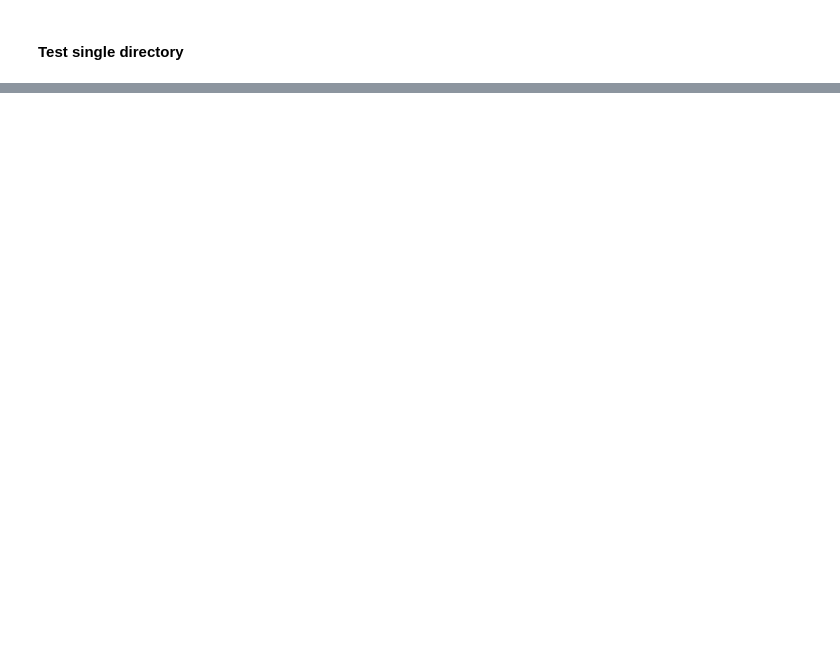
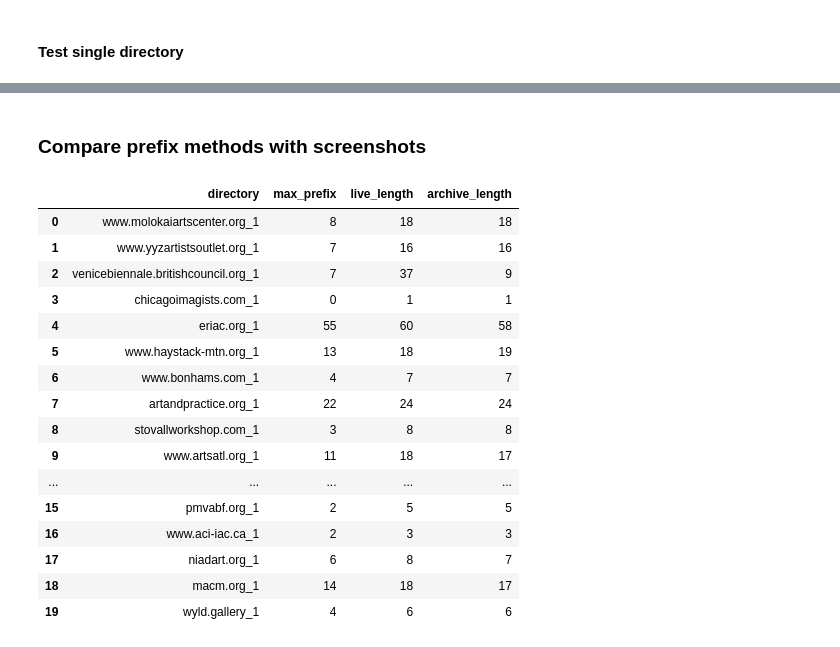
Before and after one commit to JingyZhu/FidEx, a Jupyter notebook: synchronization/synchronization.ipynb, the cells around one changed output, grey strips where cells are left out. Drawn from its saved outputs; the diff is of its cells as text; code cells hidden in the pictures; blank space fills up the shorter version.

Commit message:
Updates for checking prefix vs. screenshots, and start on collecting eot dataset

```diff
--- a/synchronization/synchronization.ipynb
+++ b/synchronization/synchronization.ipynb
@@ -288,0 +253,2 @@ print(filter_regex(soup.prettify()))
+# %% [markdown]
+### Compare prefix methods with screenshots
@@ -288,0 +267,31 @@ print(filter_regex(soup.prettify()))
+# %%
+df = pd.read_csv('longest_live_prefix_info.csv')
+new_df = pd.DataFrame(columns=['directory', 'max_prefix', 'live_length', 'archive_length'])
+i = 0
+unmatched_prefix = []
+all_prefix = set()
+for _, row in df.iterrows():
+    all_prefix.add(row['directory'])
+    if row['max_prefix'] < min(row['live_length'], row['archive_length']):
+        new_df.loc[i] = row
+        i += 1
+        unmatched_prefix.append(row['directory'])
+new_df
+# %% [output]
+|  | directory | max_prefix | live_length | archive_length |
+| 0 | www.molokaiartscenter.org_1 | 8 | 18 | 18 |
+| 1 | www.yyzartistsoutlet.org_1 | 7 | 16 | 16 |
+| 2 | venicebiennale.britishcouncil.org_1 | 7 | 37 | 9 |
+| 3 | chicagoimagists.com_1 | 0 | 1 | 1 |
+| 4 | eriac.org_1 | 55 | 60 | 58 |
+| 5 | www.haystack-mtn.org_1 | 13 | 18 | 19 |
+| 6 | www.bonhams.com_1 | 4 | 7 | 7 |
+| 7 | artandpractice.org_1 | 22 | 24 | 24 |
+| 8 | stovallworkshop.com_1 | 3 | 8 | 8 |
+| 9 | www.artsatl.org_1 | 11 | 18 | 17 |
+| ... | ... | ... | ... | ... |
+| 15 | pmvabf.org_1 | 2 | 5 | 5 |
+| 16 | www.aci-iac.ca_1 | 2 | 3 | 3 |
+| 17 | niadart.org_1 | 6 | 8 | 7 |
+| 18 | macm.org_1 | 14 | 18 | 17 |
+| 19 | wyld.gallery_1 | 4 | 6 | 6 |
```
Also changed, not shown: parts of 4 cells of this notebook, 5 other files.
